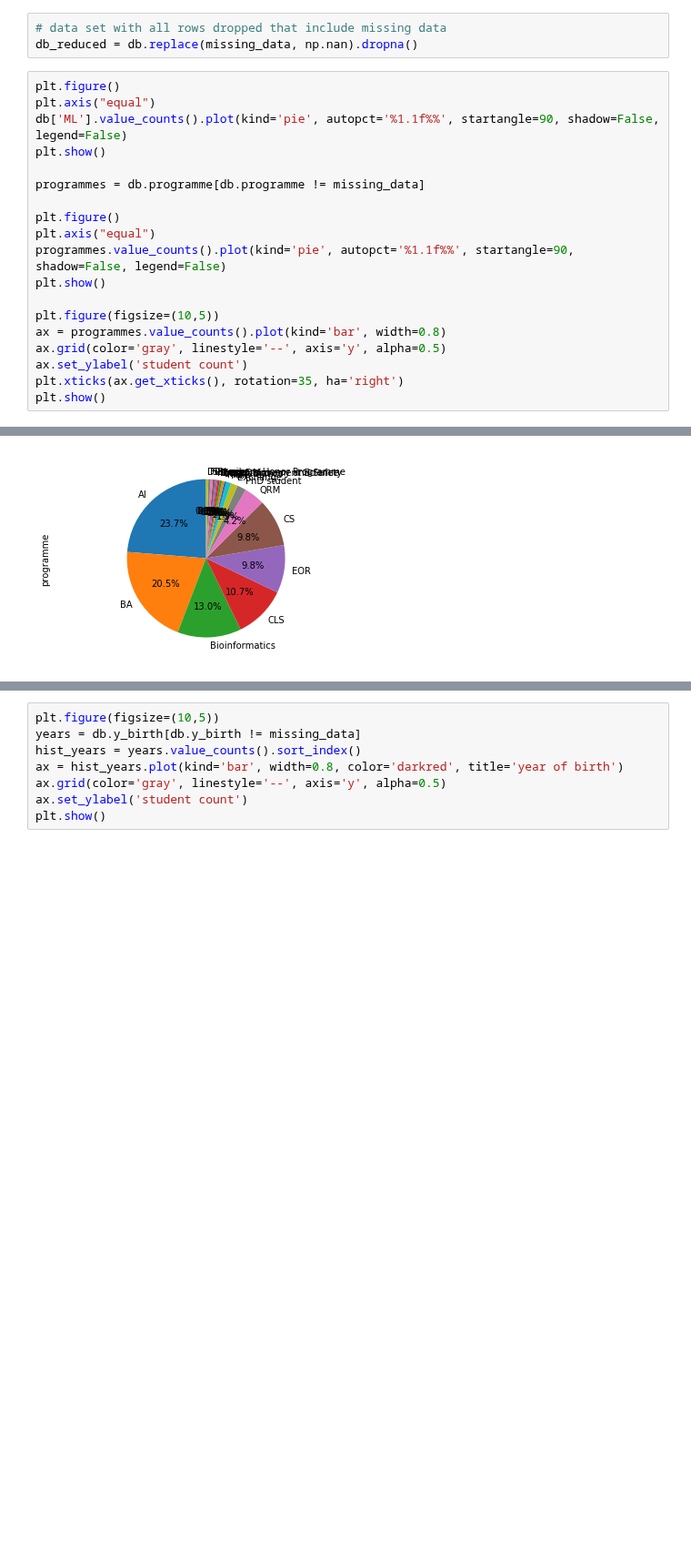
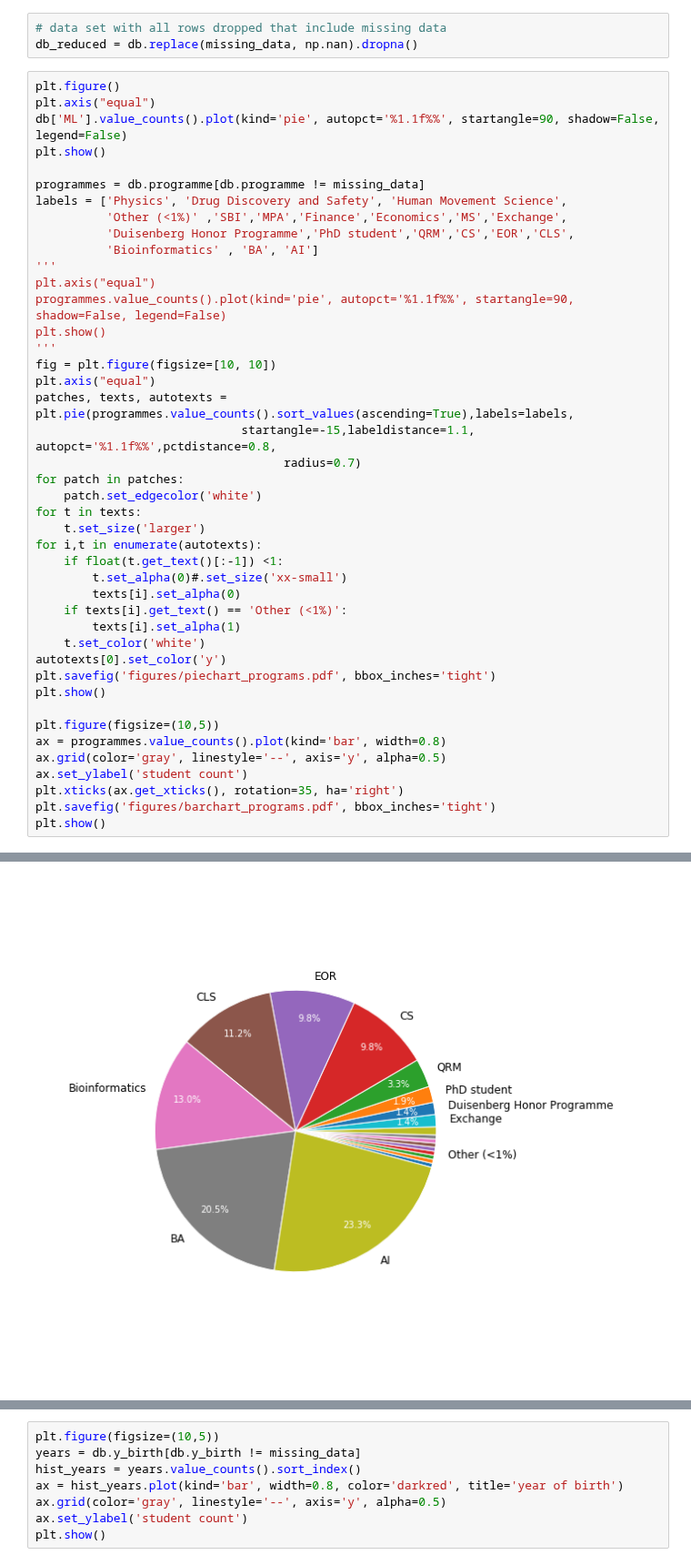
Before and after one commit to FionaLippert/DataMining, a Jupyter notebook: data_plotting.ipynb, the cells around one changed output, grey strips where cells are left out. Shown at 91% size. Cells and saved outputs as stored; diff of their text form; blank space fills up the shorter version.

Commit message:
make data plotting modifications, add figures

```diff
--- a/data_plotting.ipynb
+++ b/data_plotting.ipynb
@@ -42,22 +42,46 @@ db_reduced = db.replace(missing_data, np.nan).dropna()
 # %%
 plt.figure()
 plt.axis("equal")
 db['ML'].value_counts().plot(kind='pie', autopct='%1.1f%%', startangle=90, shadow=False, legend=False)
 plt.show()
 
 programmes = db.programme[db.programme != missing_data]
-
-plt.figure()
+labels = ['Physics', 'Drug Discovery and Safety', 'Human Movement Science',
+          'Other (<1%)' ,'SBI','MPA','Finance','Economics','MS','Exchange',
+          'Duisenberg Honor Programme','PhD student','QRM','CS','EOR','CLS',
+          'Bioinformatics' , 'BA', 'AI']
+'''
 plt.axis("equal")
 programmes.value_counts().plot(kind='pie', autopct='%1.1f%%', startangle=90, shadow=False, legend=False)
+plt.show()
+'''
+fig = plt.figure(figsize=[10, 10])
+plt.axis("equal")
+patches, texts, autotexts = plt.pie(programmes.value_counts().sort_values(ascending=True),labels=labels,
+                             startangle=-15,labeldistance=1.1, autopct='%1.1f%%',pctdistance=0.8,
+                                   radius=0.7)
+for patch in patches:
+    patch.set_edgecolor('white')
+for t in texts:
+    t.set_size('larger')
+for i,t in enumerate(autotexts):
+    if float(t.get_text()[:-1]) <1:
+        t.set_alpha(0)#.set_size('xx-small')
+        texts[i].set_alpha(0)
+    if texts[i].get_text() == 'Other (<1%)':
+        texts[i].set_alpha(1)
+    t.set_color('white')
+autotexts[0].set_color('y')
+plt.savefig('figures/piechart_programs.pdf', bbox_inches='tight')
 plt.show()
 
 plt.figure(figsize=(10,5))
 ax = programmes.value_counts().plot(kind='bar', width=0.8)
 ax.grid(color='gray', linestyle='--', axis='y', alpha=0.5)
 ax.set_ylabel('student count')
 plt.xticks(ax.get_xticks(), rotation=35, ha='right')
+plt.savefig('figures/barchart_programs.pdf', bbox_inches='tight')
 plt.show()
 # %% [output]
 [figure]
-[figure, old version]
+[figure, new version]
```
Also changed, not shown: parts of 14 cells of this notebook, 6 other files.
